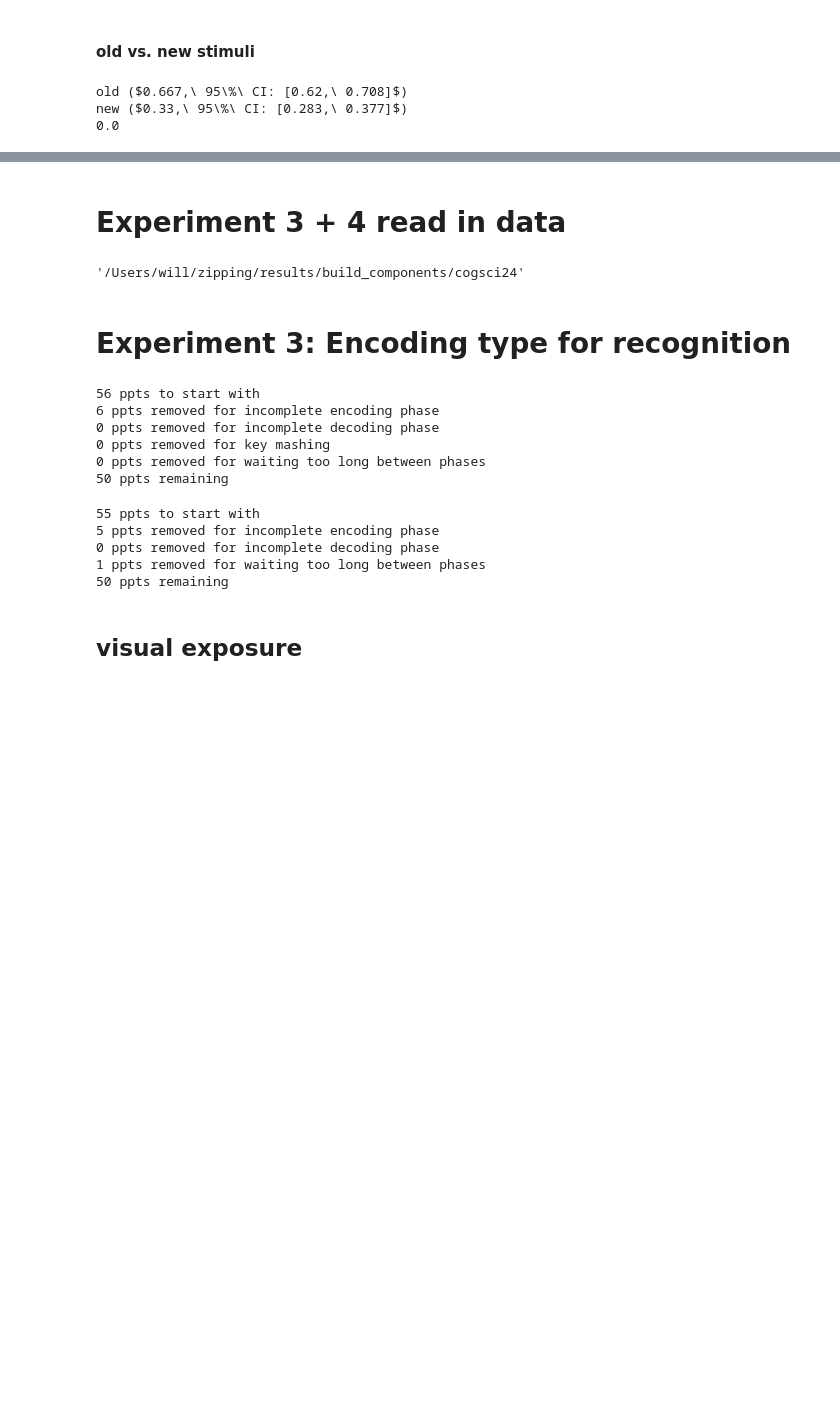
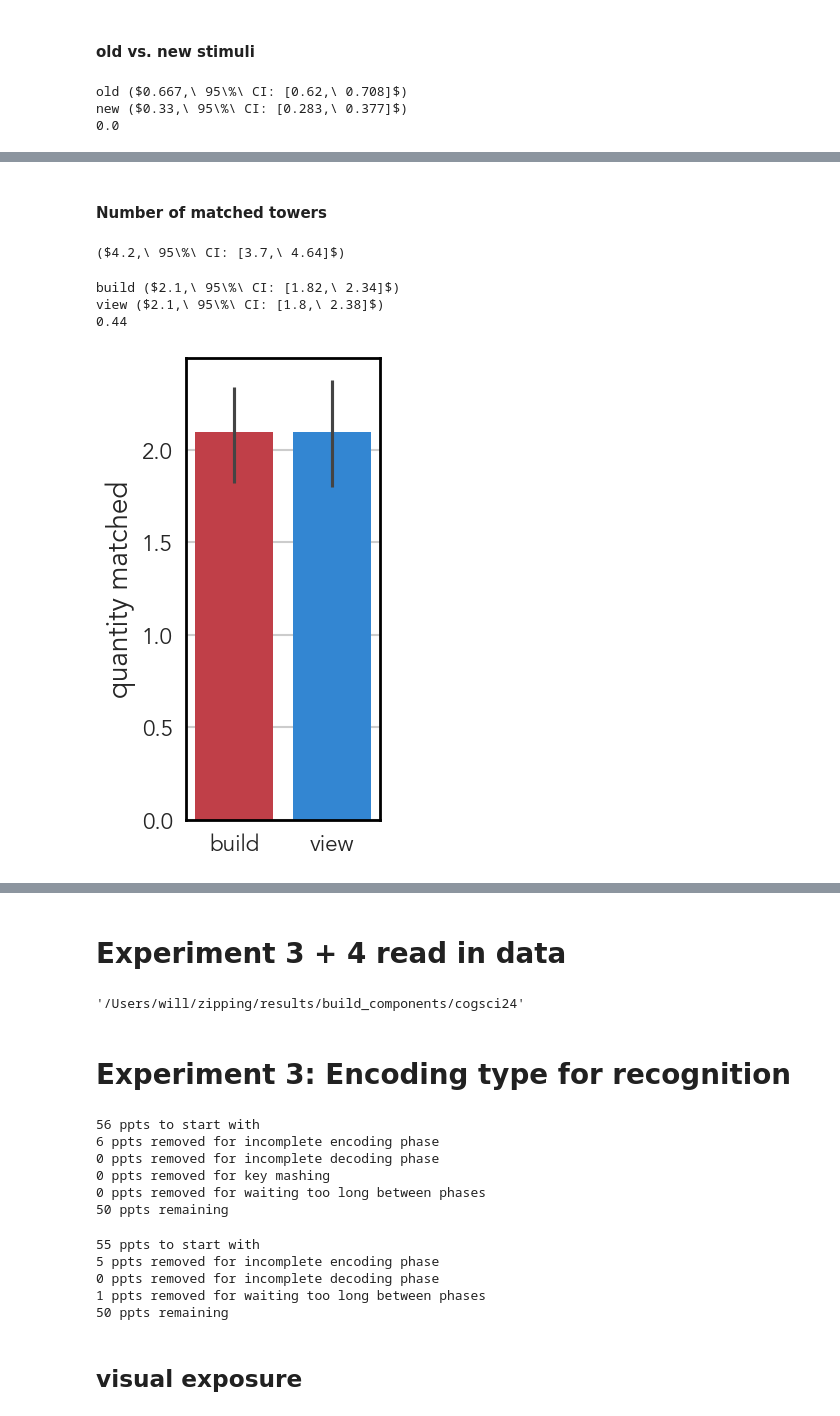
Before and after one commit to cogtoolslab/zipping, a Jupyter notebook: analysis/build_components/build_components_cogsci_analyses.ipynb, the cells around one changed output, grey strips where cells are left out. Cells and saved outputs as stored; diff of their text form; code cells hidden in the pictures; blank space fills up the shorter version.

```diff
--- a/analysis/build_components/build_components_cogsci_analyses.ipynb
+++ b/analysis/build_components/build_components_cogsci_analyses.ipynb
@@ -343,0 +746,3 @@ new ($0.33,\ 95\%\ CI: [0.283,\ 0.377]$)
+# %%
+df_encode_unique_paired.loc[:,'perfectMatch'] = df_encode_unique_paired.bestMatchScore == 1
+df_encode_unique_paired.loc[:,'perfectly_recalled'] = df_encode_unique_paired.bestMatchScore == 1
@@ -343,0 +753,2 @@ new ($0.33,\ 95\%\ CI: [0.283,\ 0.377]$)
+# %% [markdown]
+#### Number of matched towers
@@ -343,0 +758,74 @@ new ($0.33,\ 95\%\ CI: [0.283,\ 0.377]$)
+# %%
+# number of towers
+df_all_unique_recalls = df_encode_unique_paired.groupby(['condition','gameID'])['matched_to_any'].sum().reset_index()
+df_all_unique_recalls.loc[:,'all'] = 'all'
+
+all_recall_dist, all_recall_mean = parallel_bootstrap(df_all_unique_recalls,
+                   bootstrap_column = 'gameID',
+                   condition_column = 'all',
+                   value_columns = ['matched_to_any'],
+                   stat = np.sum
+                  )
+
+print('(${:.3g},\ 95\%\ CI: [{:.3g},\ {:.3g}]$)'.format(all_recall_mean['all'], *bootstrapped_ci(all_recall_dist['all'])))
+# %% [output]
+($4.2,\ 95\%\ CI: [3.7,\ 4.64]$)
+# %%
+# number of towers by condition
+condition_recall_dist, condition_recall_mean = parallel_bootstrap(df_all_unique_recalls,
+                   bootstrap_column = 'gameID',
+                   condition_column = 'condition',
+                   value_columns = ['matched_to_any'],
+                   stat = np.sum,
+                   seed = 0
+                  )
+
+print('build (${:.3g},\ 95\%\ CI: [{:.3g},\ {:.3g}]$)'.format(condition_recall_mean['build'], *bootstrapped_ci(condition_recall_dist['build'])))
+print('view (${:.3g},\ 95\%\ CI: [{:.3g},\ {:.3g}]$)'.format(condition_recall_mean['view'], *bootstrapped_ci(condition_recall_dist['view'])))
+
+print(p_val(condition_recall_dist['view'], condition_recall_dist['build']))
+# %% [output]
+build ($2.1,\ 95\%\ CI: [1.82,\ 2.34]$)
+view ($2.1,\ 95\%\ CI: [1.8,\ 2.38]$)
+0.44
+# %%
+# sums of perfect reconstructions by condition
+
+fig = plt.figure(figsize=(2.5,6))
+
+sns.barplot(data = df_all_unique_recalls,
+                y = "matched_to_any",
+                x = "condition",
+                hue = "condition",
+                order = ['build','view'],
+                palette = palette,
+                errorbar=None,
+                width=bar_width
+#                 yerr = cis
+           )
+
+cis = ci_errorbar_values(condition_recall_dist,
+                         condition_recall_mean,
+                         order = ['build','view'])
+
+plt.errorbar(y = cis['means'],
+             x = [0,1],
+             yerr= cis['error_diffs'],
+             ecolor = '#444444',
+             fmt='none')
+
+# plt.title("number of perfect recalls")
+plt.ylabel("quantity matched")
+plt.xlabel("")
+
+for spine in fig.gca().spines.values():
+    spine.set_linewidth(2)
+    spine.set_color('black')
+    spine.set_zorder(1)
+
+
+plt.legend([],[], frameon=False)
+
+plt.savefig(plot_dir + 'recall_n_matched_recalls.pdf', bbox_inches='tight')
+# %% [output]
+[figure, added]
```
Also changed, not shown: parts of 117 cells of this notebook, 8 other files.
